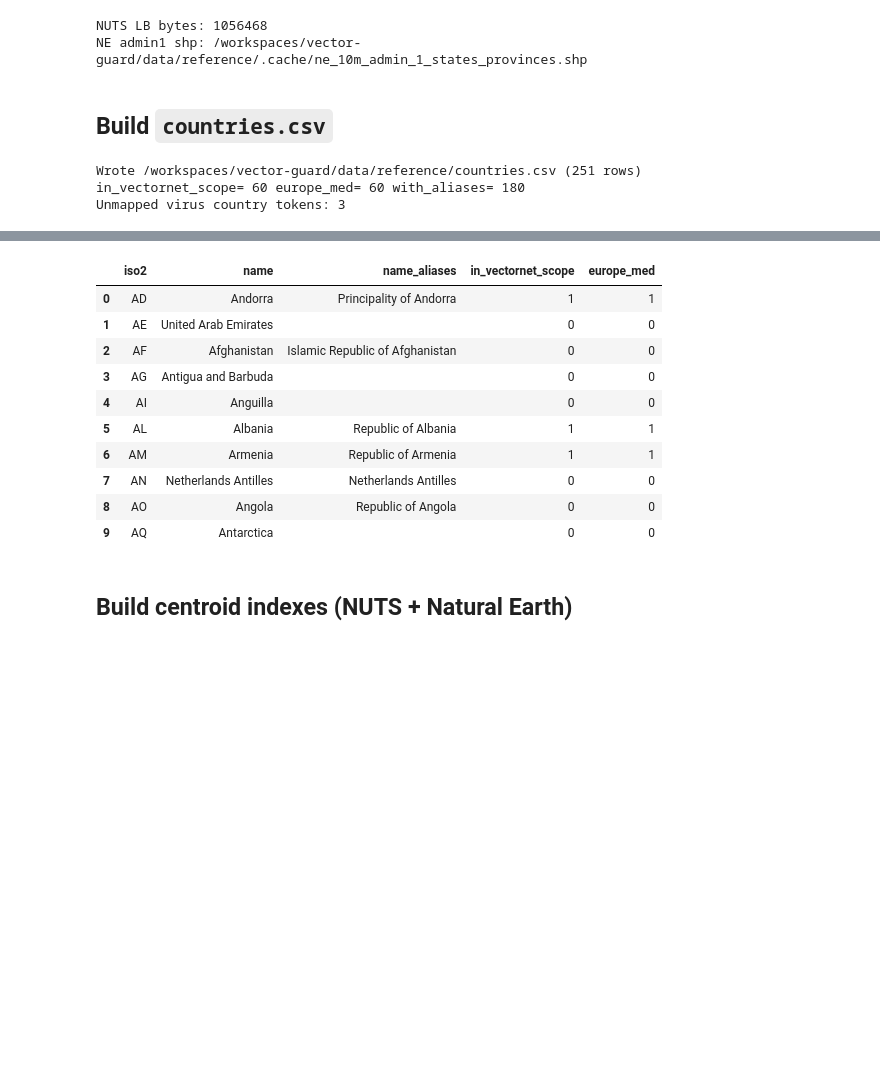
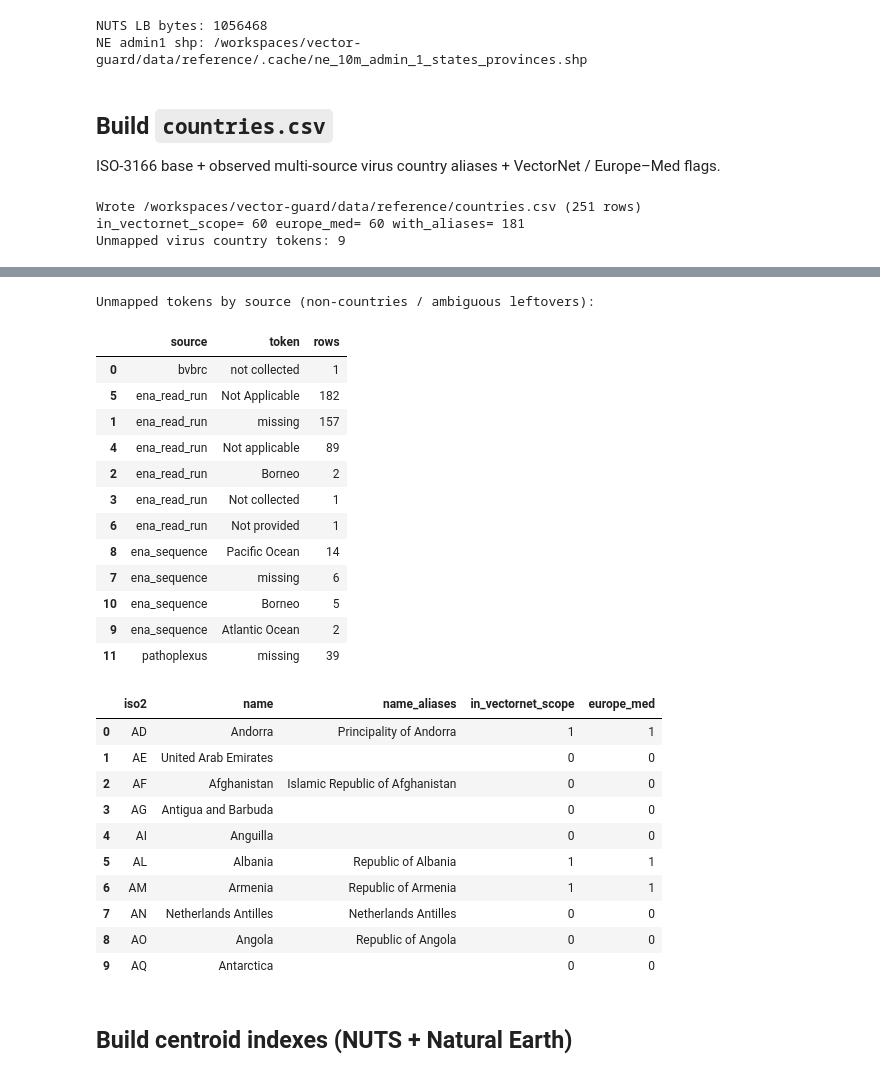
Before and after one commit to GustavoRusso/vector-guard, a Jupyter notebook: notebooks/05_reference_countries.ipynb, the cells around one changed output, grey strips where cells are left out. Saved outputs shown, nothing was run; the diff lists cells and outputs as text; code cells hidden in the pictures; blank space fills up the shorter version.

Commit message:
Update and re-execute notebooks/05_reference_countries.ipynb to incorporate multi-source country aliases, subnational_region, and nuts_id into countries.csv and subnational_locations.csv

```diff
--- a/notebooks/05_reference_countries.ipynb
+++ b/notebooks/05_reference_countries.ipynb
@@ -201,6 +203,17 @@ COUNTRY_NAME_ALIASES: dict[str, str] = {
     "thailand thailand": "TH",
     "vatican": "VA",
     "holy see": "VA",
+    # Multi-source spellings (EMPRES-i / ENA / Pathoplexus / BV-BRC)
+    "the united kingdom of great britain and northern ireland": "GB",
+    "united kingdom of great britain and northern ireland": "GB",
+    "netherlands kingdom of the": "NL",
+    "china hong kong special administrative region": "HK",
+    "hong kong special administrative region": "HK",
+    "sint maarten": "SX",
+    "sint maarten dutch part": "SX",
+    "czechoslovakia": "CZ",
+    "505 nicaragua": "NI",
+    "korea": "KR",
 }
 
 # Europe / Mediterranean basin flag (from 04_eda_viruses working list → ISO-2)
@@ -279,6 +310,8 @@ NUTS LB bytes: 1056468
 NE admin1 shp: /workspaces/vector-guard/data/reference/.cache/ne_10m_admin_1_states_provinces.shp
 # %% [markdown]
 ## Build `countries.csv`
+
+ISO-3166 base + observed multi-source virus country aliases + VectorNet / Europe–Med flags.
 # %%
 def build_name_to_iso2() -> dict[str, str]:
     mapping: dict[str, str] = {}
@@ -405,10 +438,31 @@ print(
     int((countries["name_aliases"] != "").sum()),
 )
 print(f"Unmapped virus country tokens: {len(unmapped_tokens)}")
-display(pd.DataFrame(unmapped_tokens, columns=["token", "rows"]).sort_values("rows", ascending=False).head(20))
+unmapped_df = (
+    pd.DataFrame(unmapped_tokens, columns=["token", "rows"])
+    .sort_values("rows", ascending=False)
+)
+display(unmapped_df.head(25))
+
+# Per-source view of remaining unmapped tokens (should be oceans / missing / non-countries)
+unmapped_set = {t for t, _ in unmapped_tokens}
+per_source_unmapped = []
+for source, group in viruses.groupby("source", dropna=False):
+    tokens = group["country"].fillna("").map(parse_country_token)
+    counts = Counter(t for t in tokens if t and t in unmapped_set)
+    for token, n in counts.items():
+        per_source_unmapped.append({"source": source, "token": token, "rows": n})
+if per_source_unmapped:
+    print("Unmapped tokens by source (non-countries / ambiguous leftovers):")
+    display(
+        pd.DataFrame(per_source_unmapped)
+        .sort_values(["source", "rows"], ascending=[True, False])
+    )
+else:
+    print("No unmapped country tokens.")
 display(countries.head(10))
 # %% [output]
 Wrote /workspaces/vector-guard/data/reference/countries.csv (251 rows)
-in_vectornet_scope= 60 europe_med= 60 with_aliases= 180
-Unmapped virus country tokens: 3
+in_vectornet_scope= 60 europe_med= 60 with_aliases= 181
+Unmapped virus country tokens: 9
 |  | token | rows |
@@ -418,14 +478,28 @@ Unmapped virus country tokens: 3
+Unmapped tokens by source (non-countries / ambiguous leftovers):
-|  | iso2 | name | name_aliases | in_vectornet_scope | europe_med |
-| 0 | AD | Andorra | Principality of Andorra | 1 | 1 |
-| 1 | AE | United Arab Emirates |  | 0 | 0 |
-| 2 | AF | Afghanistan | Islamic Republic of Afghanistan | 0 | 0 |
-| 3 | AG | Antigua and Barbuda |  | 0 | 0 |
-| 4 | AI | Anguilla |  | 0 | 0 |
-| 5 | AL | Albania | Republic of Albania | 1 | 1 |
-| 6 | AM | Armenia | Republic of Armenia | 1 | 1 |
-| 7 | AN | Netherlands Antilles | Netherlands Antilles | 0 | 0 |
-| 8 | AO | Angola | Republic of Angola | 0 | 0 |
-| 9 | AQ | Antarctica |  | 0 | 0 |
+|  | source | token | rows |
+| 0 | bvbrc | not collected | 1 |
+| 5 | ena_read_run | Not Applicable | 182 |
+| 1 | ena_read_run | missing | 157 |
+| 4 | ena_read_run | Not applicable | 89 |
+| 2 | ena_read_run | Borneo | 2 |
+| 3 | ena_read_run | Not collected | 1 |
+| 6 | ena_read_run | Not provided | 1 |
+| 8 | ena_sequence | Pacific Ocean | 14 |
+| 7 | ena_sequence | missing | 6 |
+| 10 | ena_sequence | Borneo | 5 |
+| 9 | ena_sequence | Atlantic Ocean | 2 |
+| 11 | pathoplexus | missing | 39 |
+|  | iso2 | name | name_aliases | in_vectornet_scope | europe_med |
+| 0 | AD | Andorra | Principality of Andorra | 1 | 1 |
+| 1 | AE | United Arab Emirates |  | 0 | 0 |
+| 2 | AF | Afghanistan | Islamic Republic of Afghanistan | 0 | 0 |
+| 3 | AG | Antigua and Barbuda |  | 0 | 0 |
+| 4 | AI | Anguilla |  | 0 | 0 |
+| 5 | AL | Albania | Republic of Albania | 1 | 1 |
+| 6 | AM | Armenia | Republic of Armenia | 1 | 1 |
+| 7 | AN | Netherlands Antilles | Netherlands Antilles | 0 | 0 |
+| 8 | AO | Angola | Republic of Angola | 0 | 0 |
+| 9 | AQ | Antarctica |  | 0 | 0 |
 # %% [markdown]
 ## Build centroid indexes (NUTS + Natural Earth)
 # %%
```
Also changed, not shown: parts of 11 cells of this notebook, 3 other files.
